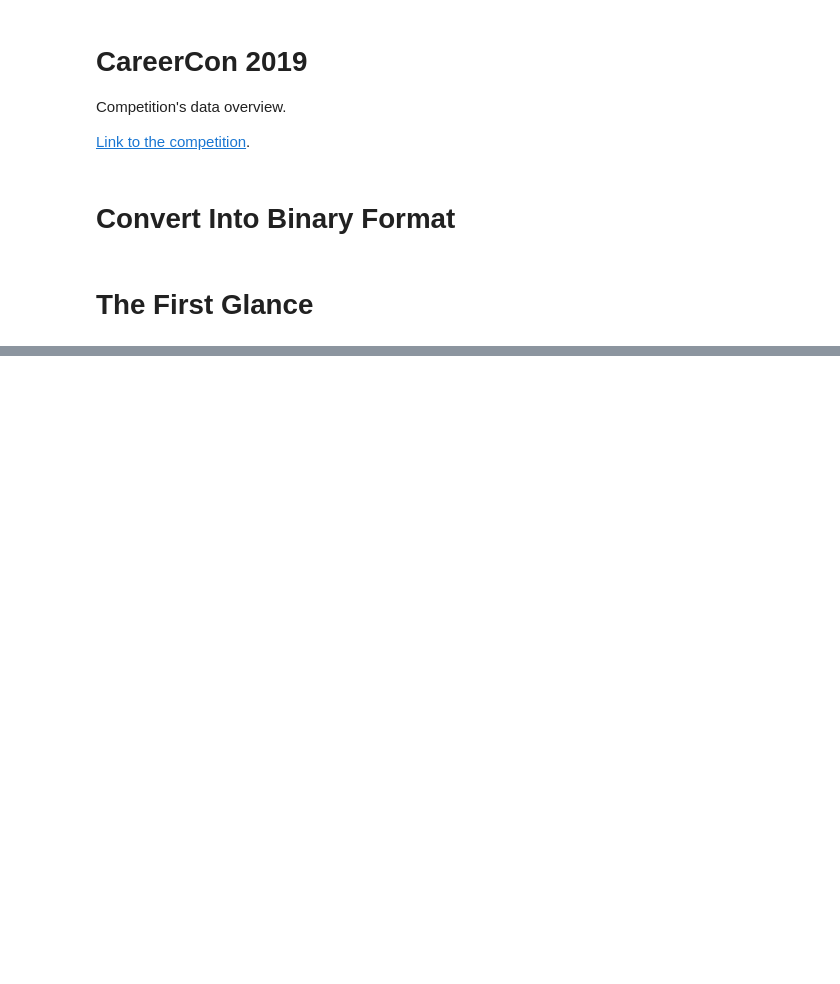
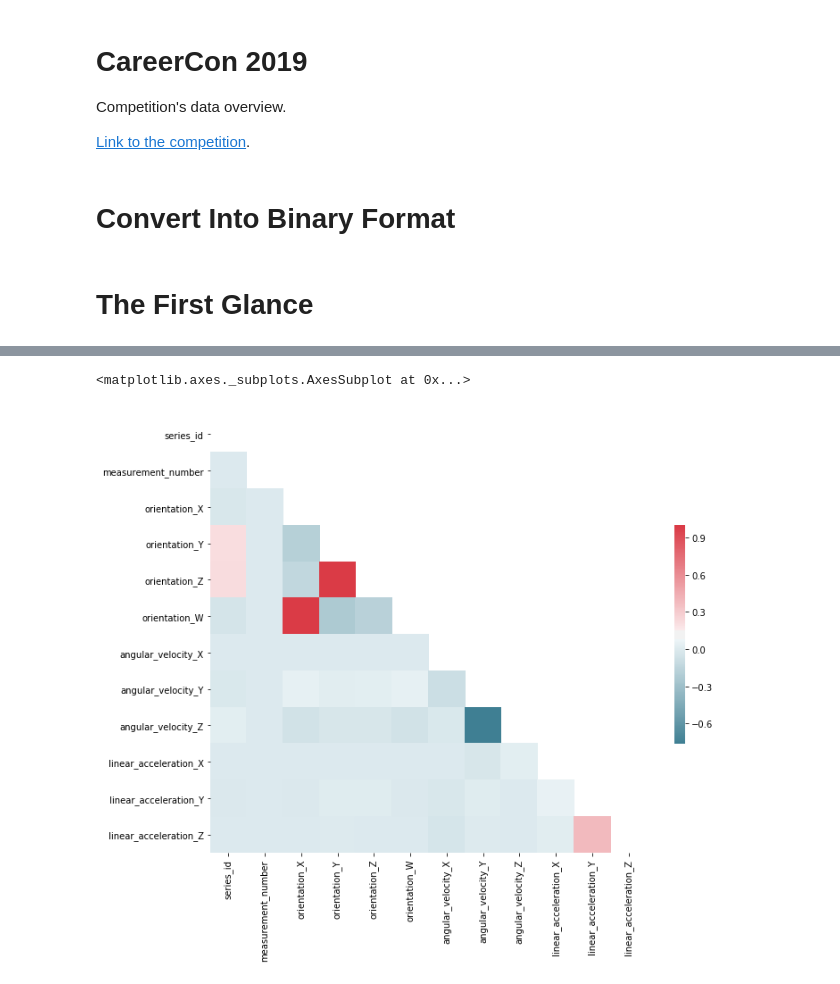
Before and after one commit to devforfu/careercon2019, a Jupyter notebook: 00_start.ipynb, the cells around one changed output, grey strips where cells are left out. Cells and saved outputs as stored; diff of their text form; code cells hidden in the pictures; blank space fills up the shorter version.

```diff
--- a/00_start.ipynb
+++ b/00_start.ipynb
@@ -56,0 +71,11 @@ ax.scatter3D(xs, ys, zs, c=zs)
+# %%
+cm = x_trn.corr()
+# %%
+mask = np.zeros_like(cm, dtype=np.bool)
+mask[np.triu_indices_from(mask)] = True
+f, ax = plt.subplots(figsize=(11, 9))
+cmap = sns.diverging_palette(220, 10, as_cmap=True)
+sns.heatmap(cm, mask=mask, cmap=cmap, square=True, cbar_kws={'shrink': .5})
+# %% [output]
+<matplotlib.axes._subplots.AxesSubplot at 0x...>
+[figure, added]
```
Also changed, not shown: parts of 17 cells of this notebook, 1 other file.
